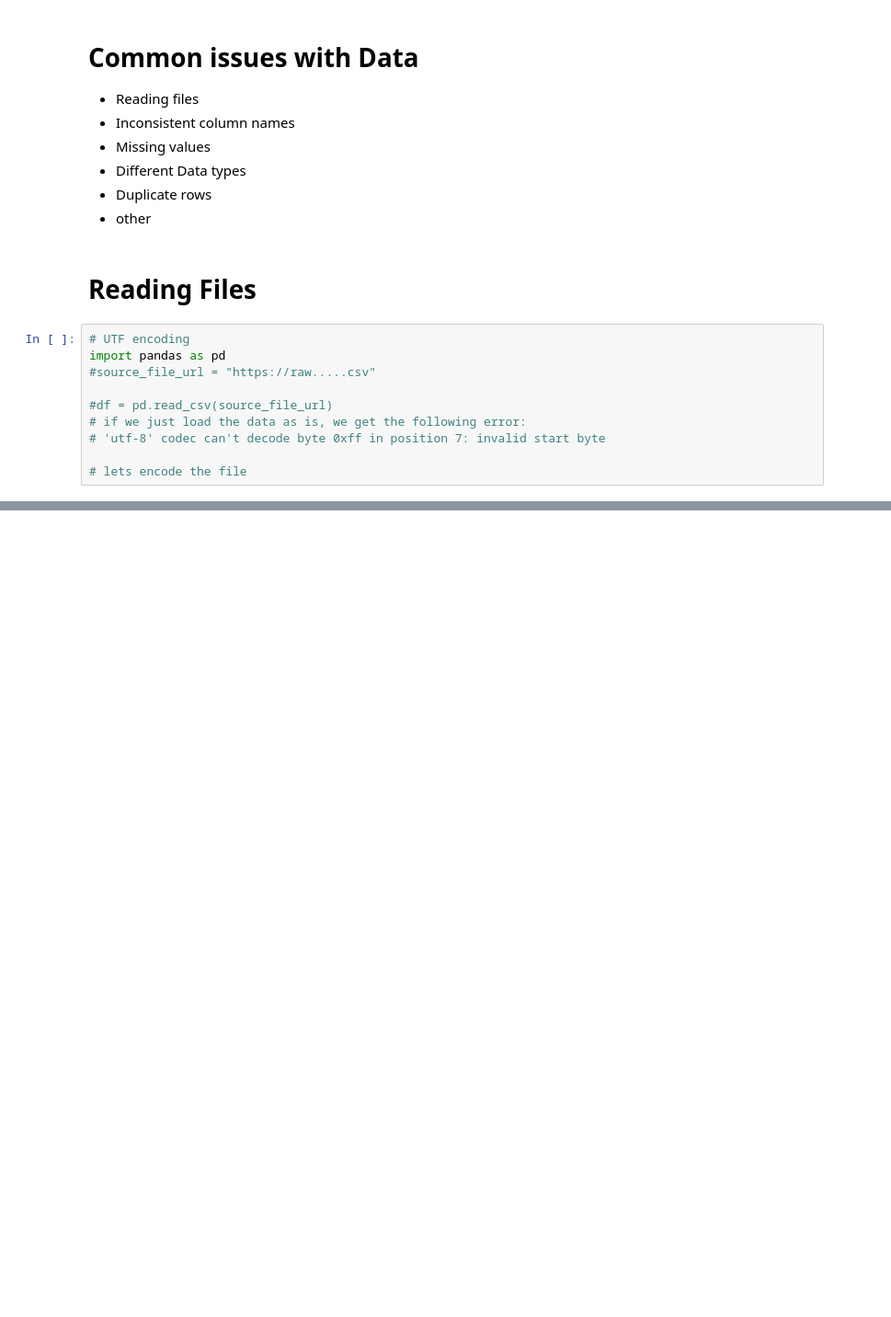
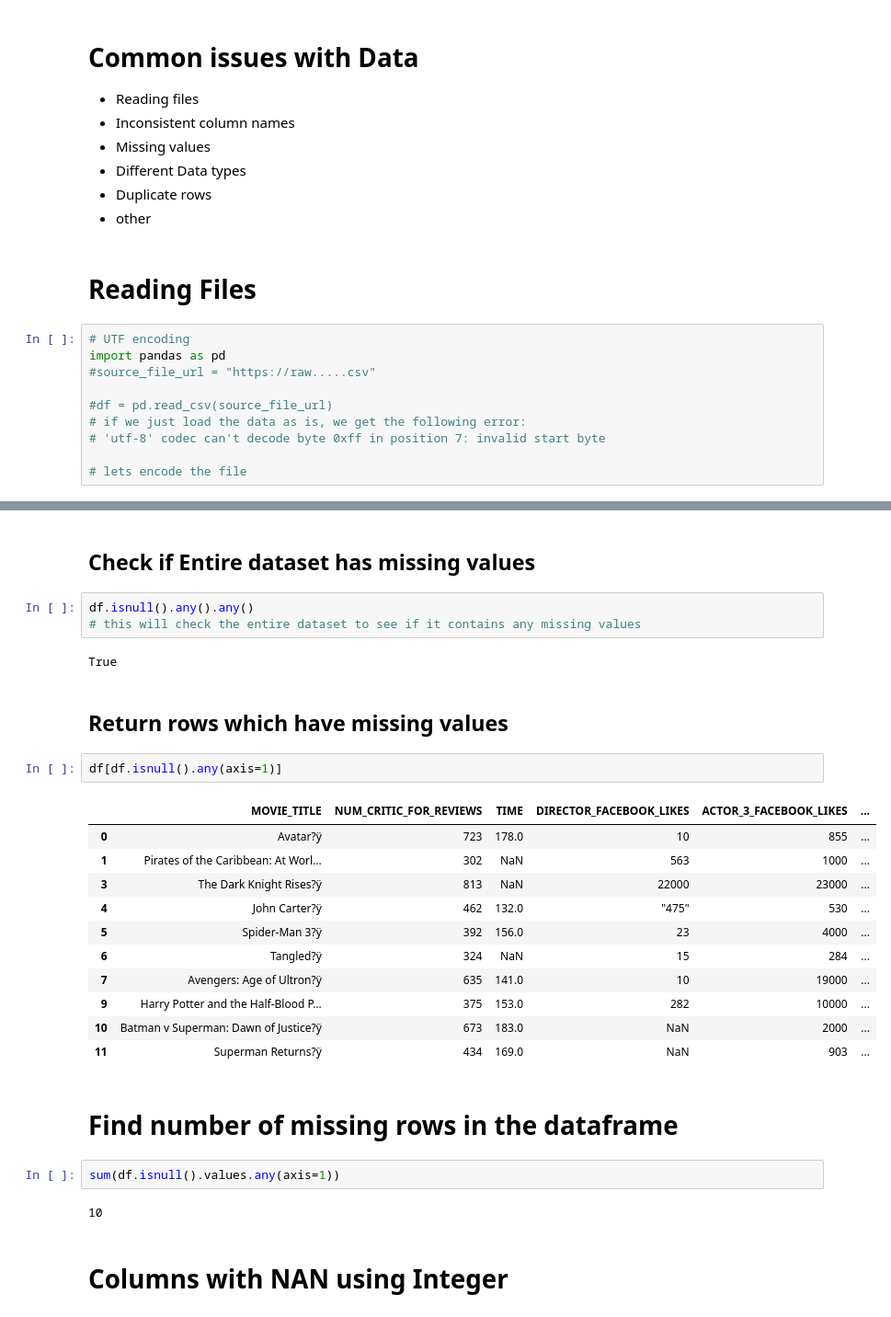
Before and after one commit to dariushazimi/notebooks, a Jupyter notebook: PandasPractices/Data_Cleaning_With_Python.ipynb, the cells around one changed output, grey strips where cells are left out. Shown at 92% size. Cells and saved outputs as stored; diff of their text form; blank space fills up the shorter version.

```diff
--- a/PandasPractices/Data_Cleaning_With_Python.ipynb
+++ b/PandasPractices/Data_Cleaning_With_Python.ipynb
@@ -32,0 +159,31 @@ df1.head()
+# %% [markdown]
+## Check if Entire dataset has missing values
+# %%
+df.isnull().any().any()
+# this will check the entire dataset to see if it contains any missing values
+# %% [output]
+True
+# %% [markdown]
+## Return rows which have missing values
+# %%
+df[df.isnull().any(axis=1)]
+# %% [output]
+|  | MOVIE_TITLE | NUM_CRITIC_FOR_REVIEWS | TIME | DIRECTOR_FACEBOOK_LIKES | ACTOR_3_FACEBOOK_LIKES | ... |
+| 0 | Avatar?ÿ | 723 | 178.0 | 10 | 855 | ... |
+| 1 | Pirates of the Caribbean: At Worl... | 302 | NaN | 563 | 1000 | ... |
+| 3 | The Dark Knight Rises?ÿ | 813 | NaN | 22000 | 23000 | ... |
+| 4 | John Carter?ÿ | 462 | 132.0 | "475" | 530 | ... |
+| 5 | Spider-Man 3?ÿ | 392 | 156.0 | 23 | 4000 | ... |
+| 6 | Tangled?ÿ | 324 | NaN | 15 | 284 | ... |
+| 7 | Avengers: Age of Ultron?ÿ | 635 | 141.0 | 10 | 19000 | ... |
+| 9 | Harry Potter and the Half-Blood P... | 375 | 153.0 | 282 | 10000 | ... |
+| 10 | Batman v Superman: Dawn of Justice?ÿ | 673 | 183.0 | NaN | 2000 | ... |
+| 11 | Superman Returns?ÿ | 434 | 169.0 | NaN | 903 | ... |
+# %% [markdown]
+# Find number of missing rows in the dataframe
+# %%
+sum(df.isnull().values.any(axis=1))
+# %% [output]
+10
+# %% [markdown]
+# Columns with NAN using Integer
```
Also changed, not shown: parts of 18 cells of this notebook.
